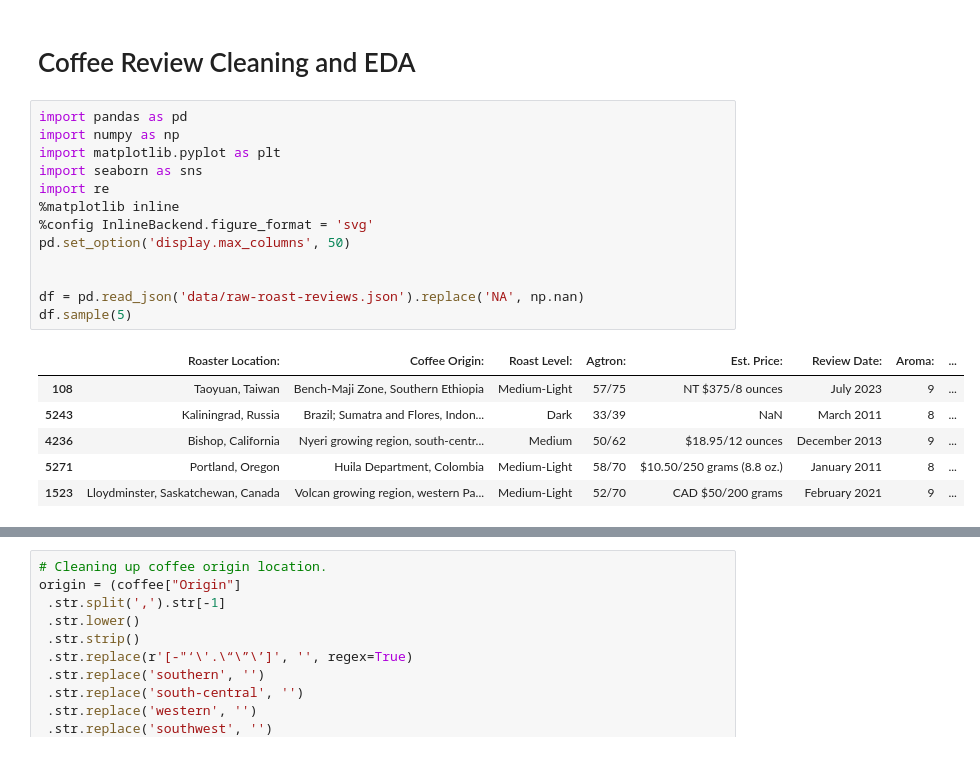
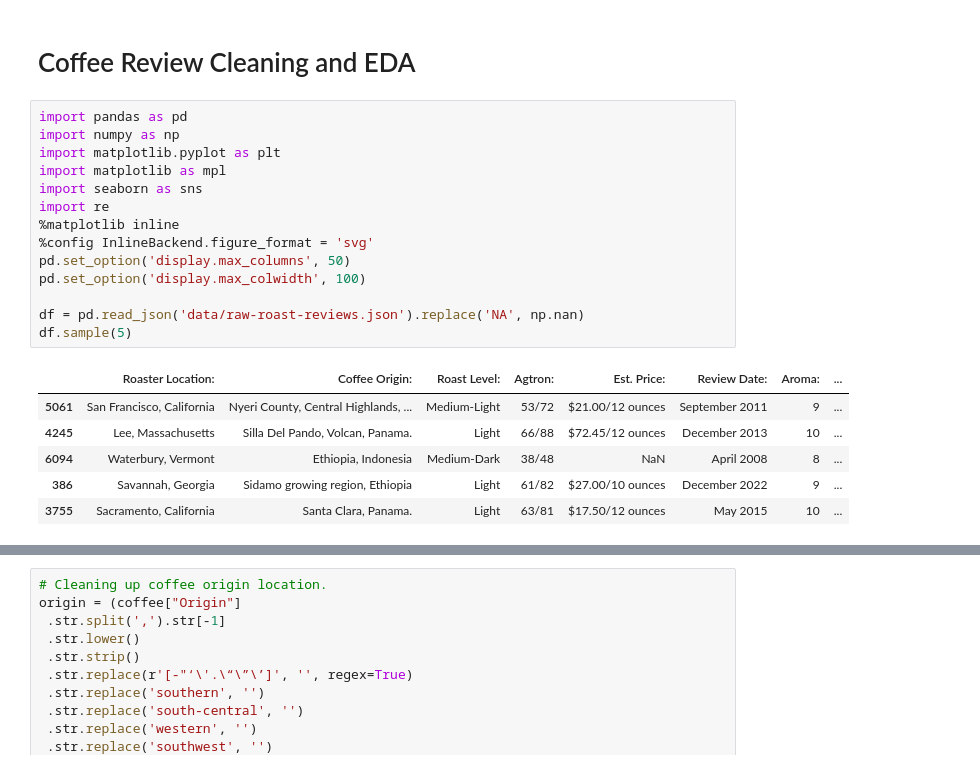
Before and after one commit to tynardone/coffee-reviews-analysis, a Jupyter notebook: coffee_review_eda.ipynb, the cells around one changed output, grey strips where cells are left out. Saved outputs shown, nothing was run; the diff lists cells and outputs as text.

```diff
--- a/coffee_review_eda.ipynb
+++ b/coffee_review_eda.ipynb
@@ -3,21 +3,22 @@
 # %%
 import pandas as pd
 import numpy as np
 import matplotlib.pyplot as plt
+import matplotlib as mpl
 import seaborn as sns
 import re
 %matplotlib inline
 %config InlineBackend.figure_format = 'svg'
 pd.set_option('display.max_columns', 50)
-
+pd.set_option('display.max_colwidth', 100)
 
 df = pd.read_json('data/raw-roast-reviews.json').replace('NA', np.nan)
 df.sample(5)
 # %% [output]
 |  | Roaster Location: | Coffee Origin: | Roast Level: | Agtron: | Est. Price: | Review Date: | Aroma: | ... |
-| 108 | Taoyuan, Taiwan | Bench-Maji Zone, Southern Ethiopia | Medium-Light | 57/75 | NT $375/8 ounces | July 2023 | 9 | ... |
-| 5243 | Kaliningrad, Russia | Brazil; Sumatra and Flores, Indon... | Dark | 33/39 | NaN | March 2011 | 8 | ... |
-| 4236 | Bishop, California | Nyeri growing region, south-centr... | Medium | 50/62 | $18.95/12 ounces | December 2013 | 9 | ... |
-| 5271 | Portland, Oregon | Huila Department, Colombia | Medium-Light | 58/70 | $10.50/250 grams (8.8 oz.) | January 2011 | 8 | ... |
-| 1523 | Lloydminster, Saskatchewan, Canada | Volcan growing region, western Pa... | Medium-Light | 52/70 | CAD $50/200 grams | February 2021 | 9 | ... |
+| 5061 | San Francisco, California | Nyeri County, Central Highlands, ... | Medium-Light | 53/72 | $21.00/12 ounces | September 2011 | 9 | ... |
+| 4245 | Lee, Massachusetts | Silla Del Pando, Volcan, Panama. | Light | 66/88 | $72.45/12 ounces | December 2013 | 10 | ... |
+| 6094 | Waterbury, Vermont | Ethiopia, Indonesia | Medium-Dark | 38/48 | NaN | April 2008 | 8 | ... |
+| 386 | Savannah, Georgia | Sidamo growing region, Ethiopia | Light | 61/82 | $27.00/10 ounces | December 2022 | 9 | ... |
+| 3755 | Sacramento, California | Santa Clara, Panama. | Light | 63/81 | $17.50/12 ounces | May 2015 | 10 | ... |
 # %%
```
Also changed, not shown: parts of 5 cells of this notebook.
